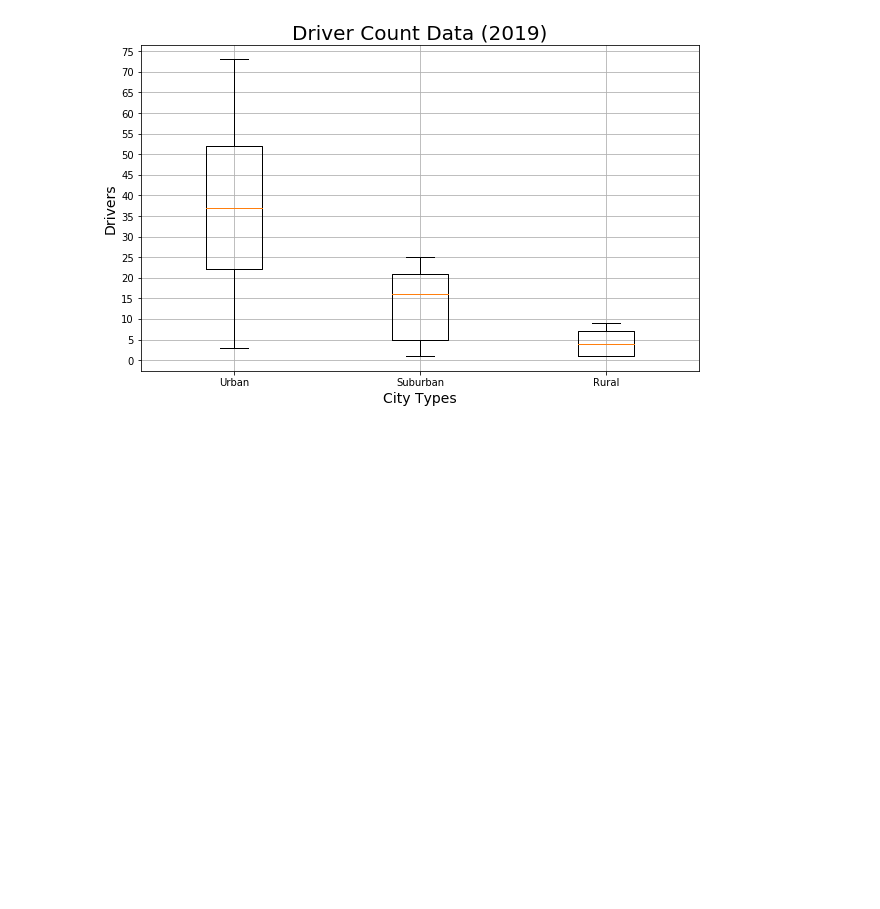
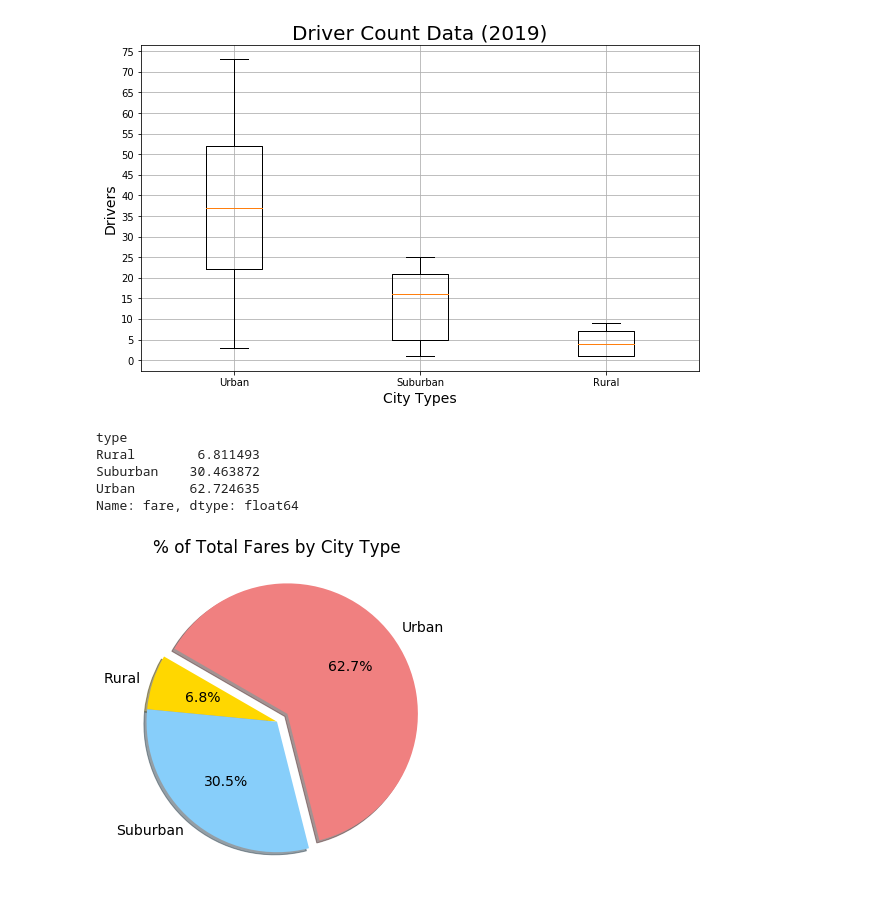
Before and after one commit to MatthewSHudson/PyBer-Analysis, a Jupyter notebook: Pyber.ipynb, the cells around one changed output. Cells and saved outputs as stored; diff of their text form; code cells hidden in the pictures; blank space fills up the shorter version.

```diff
--- a/Pyber.ipynb
+++ b/Pyber.ipynb
@@ -506,3 +507,31 @@ plt.savefig("analysis/Fig4.png")
 plt.show()
 # %% [output]
 [figure]
+# %%
+type_fare_totals = pyber_data_df.groupby("type").sum()["fare"]
+#rural_total = type_fare_totals["Rural"]
+#urban_total = type_fare_totals["Urban"]
+#suburban_total = type_fare_totals["Suburban"]
+total_fares = type_fare_totals.sum()
+percentage_type_fares = 100 * type_fare_totals / total_fares
+percentage_type_fares
+# %% [output]
+type
+Rural        6.811493
+Suburban    30.463872
+Urban       62.724635
+Name: fare, dtype: float64
+# %%
+pie_labels = ["Rural","Suburban","Urban"]
+plt.subplots(figsize=(10,6))
+plt.pie(percentage_type_fares,labels=pie_labels,autopct="%1.1f%%",
+       colors=["gold", "lightskyblue", "lightcoral"],explode=[0, 0, 0.1],
+       shadow=True, startangle=150)
+plt.title("% of Total Fares by City Type")
+#change font size in run params
+mpl.rcParams["font.size"]=14
+# Save & Show Figure
+plt.savefig("analysis/Fig5.png")
+plt.show()
+# %% [output]
+[figure, added]
```
Also changed, not shown: parts of 1 cell of this notebook, 1 other file.
